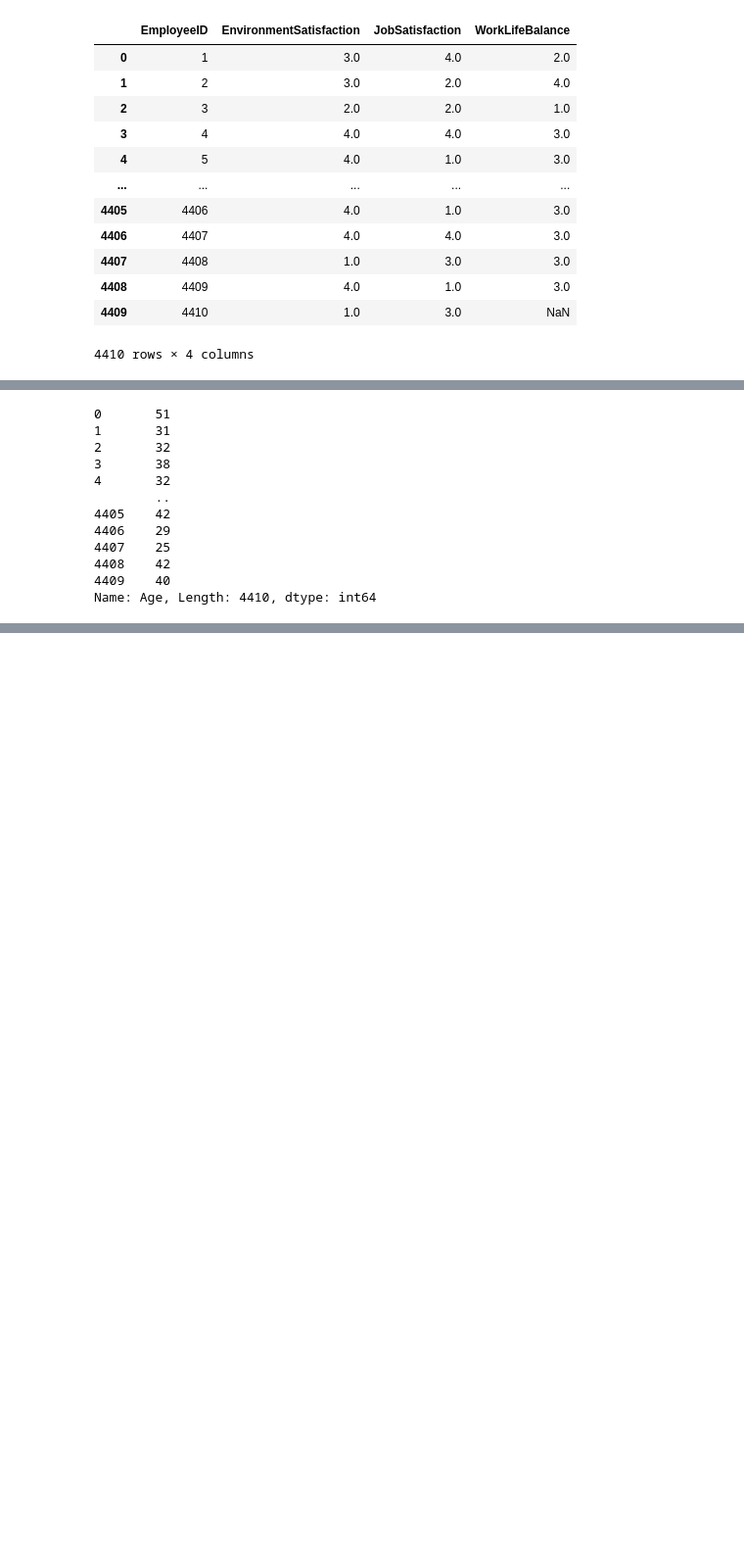
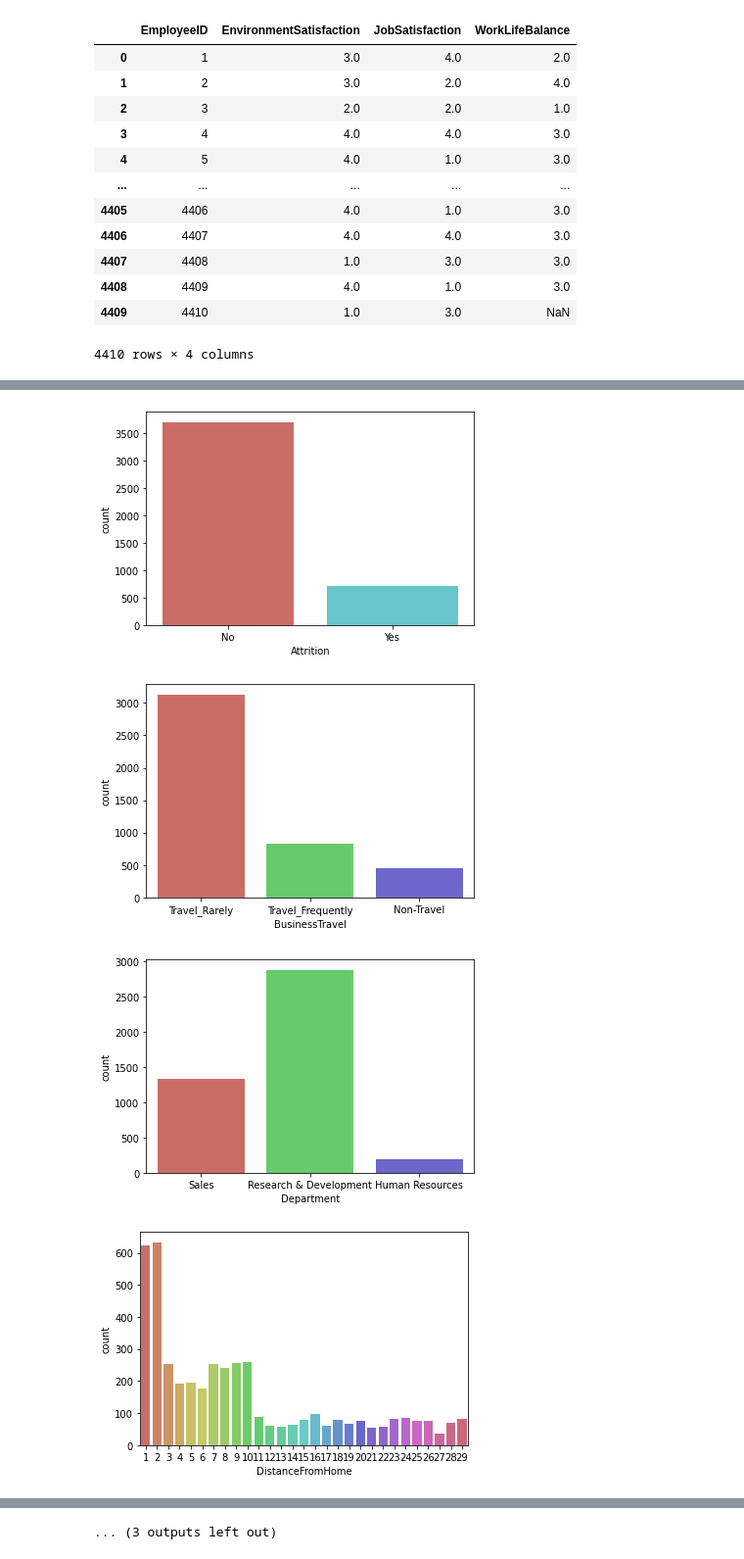
Before and after one commit to HugoLeBoennec/A4_Intelligence_Artificielle, a Jupyter notebook: Projet/ProjetIAMain.ipynb, the cells around one changed output, grey strips where cells are left out. Shown at 98% size. Saved outputs shown, nothing was run; the diff lists cells and outputs as text; code cells hidden in the pictures; blank space fills up the shorter version.

```diff
--- a/Projet/ProjetIAMain.ipynb
+++ b/Projet/ProjetIAMain.ipynb
@@ -37,0 +42,3 @@ employee_survey_data
+# %%
+alldata = pd.merge(general_data, employee_survey_data)
+alldata
@@ -40,3 +60,0 @@ Import des données
-# %%
-alldata = pd.concat([general_data,employee_survey_data,manager_survey_data], ignore_index=True)
-alldata
@@ -57,30 +61,39 @@ alldata
-# %%
-from sklearn.model_selection import train_test_split
-from sklearn.model_selection import StratifiedShuffleSplit
-
-housing["a_deviner"] = np.ceil(housing["truc_a_prendre"]/1.5)
-housing["a_deviner"].where(housing["a_deviner"] < 5, 5.0, inplace=True) # replace where false
-
-split = StratifiedShuffleSplit(n_splits=1, test_size=0.2, random_state=42)
-
-for train_index, test_index in split.split(housing, housing["a_deviner"]):
-    strat_train_set = housing.loc[train_index]
-    strat_test_set = housing.loc[test_index]
-
-for set_ in (strat_train_set, strat_test_set):
-    set_.drop("a_deviner", axis=1, inplace=True)
-
-housing = strat_train_set.copy()
-# %% [output]
-0       51
-1       31
-2       32
-3       38
-4       32
-        ..
-4405    42
-4406    29
-4407    25
-4408    42
-4409    40
-Name: Age, Length: 4410, dtype: int64
+# %%
+import seaborn as sns
+import matplotlib.pyplot as plt
+
+sns.countplot(x=alldata.Attrition, data= alldata, palette='hls')
+plt.show()
+sns.countplot(x=alldata.BusinessTravel, data= alldata, palette='hls')
+plt.show()
+sns.countplot(x=alldata.Department, data= alldata, palette='hls')
+plt.show()
+sns.countplot(x=alldata.DistanceFromHome, data= alldata, palette='hls')
+plt.show()
+sns.countplot(x=alldata.Education, data= alldata, palette='hls')
+plt.show()
+sns.countplot(x=alldata.EducationField, data= alldata, palette='hls')
+plt.show()
+sns.countplot(x=alldata.EmployeeCount, data= alldata, palette='hls')
+plt.show()
+sns.countplot(x=alldata.EducationField, data= alldata, palette='hls')
+plt.show()
+sns.countplot(x=alldata.Gender, data= alldata, palette='hls')
+plt.show()
+sns.countplot(x=alldata.JobLevel, data= alldata, palette='hls')
+plt.show()
+sns.countplot(x=alldata.JobRole, data= alldata, palette='hls')
+plt.show()
+sns.countplot(x=alldata.MaritalStatus, data= alldata, palette='hls')
+plt.show()
+sns.countplot(x=alldata.MonthlyIncome, data= alldata, palette='hls')
+plt.show()
+sns.countplot(x=alldata.NumCompaniesWorked, data= alldata, palette='hls')
+plt.show()
+sns.countplot(x=alldata.Over18, data= alldata, palette='hls')
+plt.show()
+# %% [output]
+[figure, added]
+[figure, added]
+[figure, added]
+[figure, added]
@@ -86,0 +108 @@ Name: Age, Length: 4410, dtype: int64
+... (3 outputs left out)
```
Also changed, not shown: parts of 27 cells of this notebook.
